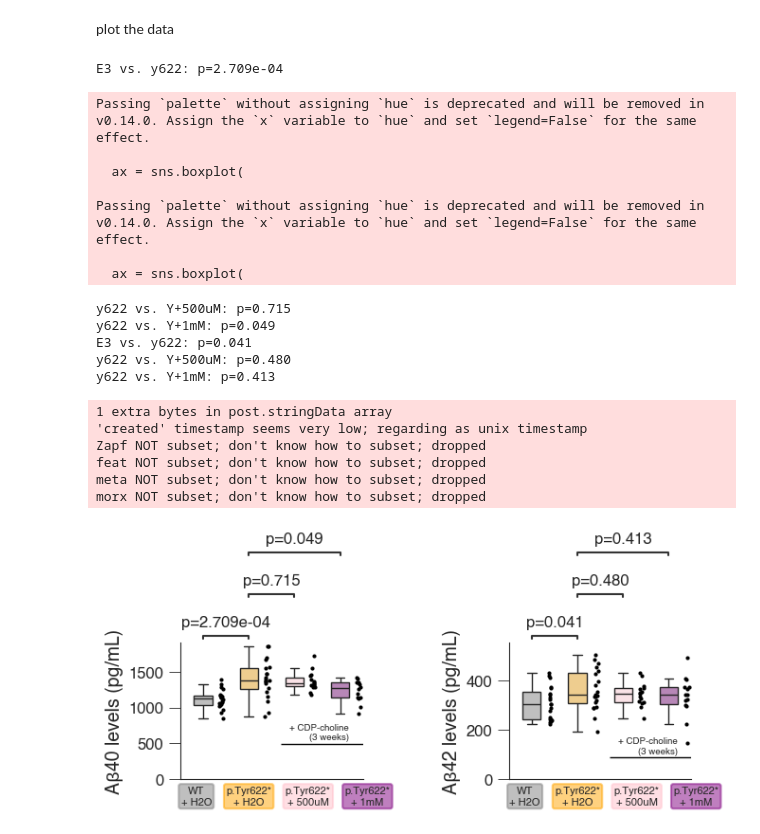
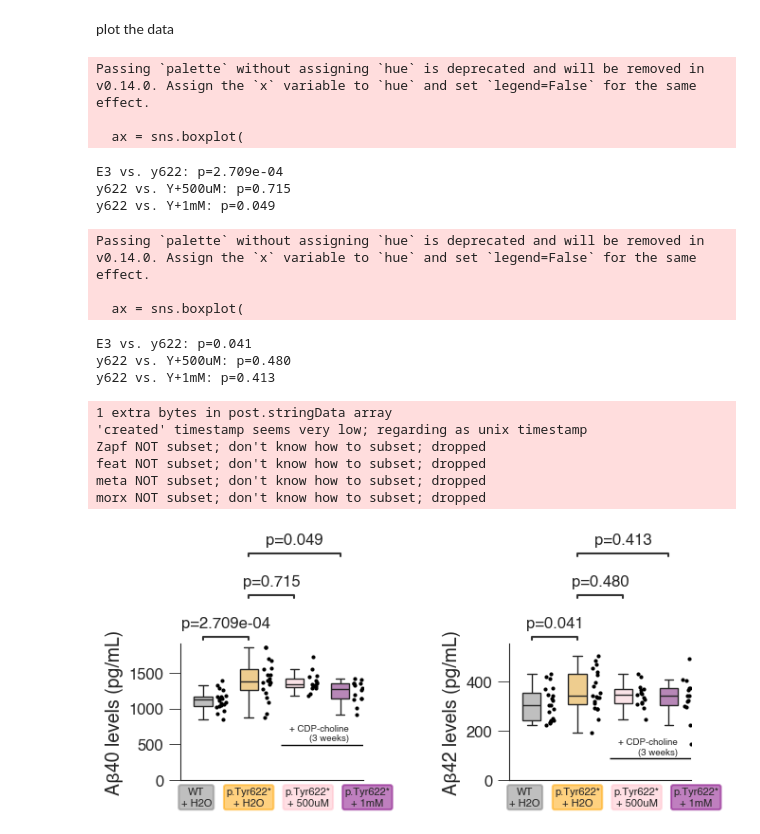
Before and after one commit to djunamay/ABCA7lof2, a Jupyter notebook: analyses/neurospheroid_amyloid/plotting.ipynb, the cells around one changed output. Saved outputs shown, nothing was run; the diff lists cells and outputs as text; code cells hidden in the pictures.

```diff
--- a/analyses/neurospheroid_amyloid/plotting.ipynb
+++ b/analyses/neurospheroid_amyloid/plotting.ipynb
@@ -305,7 +306,7 @@ fig, (ax1, ax2) = plt.subplots(1, 2, figsize=(6.5, 2))
 plt.sca(ax1)
 
 ax1 = plot_boxplot_by_treatment(data_40, 'line', 'Abeta40', order = ['E3', 'y622', 'Y+500uM', 'Y+1mM'], pairs = [('E3', 'y622'), ('y622', 'Y+500uM'), ('y622', 'Y+1mM')],palette={'E3': 'grey', 'y622': 'orange', 'Y+500uM': 'pink', 'Y+1mM': 'purple'},
-                                ylim = np.max(data_40['Abeta40']+50), pvalues=formatted_pvalues_40)
+                                ylim = np.max(data_40['Abeta40']+50), pvalues=formatted_pvalues_40, jitter=0.1)
 
 ax1.set_xticks([])
 ax1.spines['top'].set_visible(False)
@@ -323,51 +324,50 @@ ax1.text(2.3, -0.05, "p.Tyr622*\n+ 500uM", ha='center', va='top', transform=ax1.
 
 plt.sca(ax2)
 
 ax2 = plot_boxplot_by_treatment(data_42, 'line', 'Abeta42', order = ['E3', 'y622', 'Y+500uM', 'Y+1mM'], pairs = [('E3', 'y622'), ('y622', 'Y+500uM'), ('y622', 'Y+1mM')],palette={'E3': 'grey', 'y622': 'orange', 'Y+500uM': 'pink', 'Y+1mM': 'purple'},
-                                ylim = np.max(data_42['Abeta42']+50), pvalues=formatted_pvalues_42)
+                                ylim = np.max(data_42['Abeta42']+50), pvalues=formatted_pvalues_42, jitter=0.1)
 ax2.set_xticks([])
 ax2.spines['top'].set_visible(False)
 ax2.spines['right'].set_visible(False)
 ax2.set_ylabel('Aβ42 levels (pg/mL)')
 
 ax2.text(-0.15, -0.05, "WT\n+ H2O", ha='center', va='top', transform=ax2.get_xaxis_transform(),
          bbox=dict(boxstyle="round,pad=0.2", fc="grey", ec="grey", alpha=0.5), fontsize=8)
 ax2.text(1, -0.05, "p.Tyr622*\n+ H2O", ha='center', va='top', transform=ax2.get_xaxis_transform(),
          bbox=dict(boxstyle="round,pad=0.2", fc="orange", ec="orange", alpha=0.5), fontsize=8)
 ax2.text(3.6, -0.05, "p.Tyr622*\n+ 1mM", ha='center', va='top', transform=ax2.get_xaxis_transform(),
          bbox=dict(boxstyle="round,pad=0.2", fc="purple", ec="purple", alpha=0.5), fontsize=8)
 ax2.text(2.3, -0.05, "p.Tyr622*\n+ 500uM", ha='center', va='top', transform=ax2.get_xaxis_transform(),
          bbox=dict(boxstyle="round,pad=0.2", fc="pink", ec="pink", alpha=0.5), fontsize=8)
 
 
 ax1.hlines(y=490, xmin=1.7, xmax=8, linestyles='solid', color='black', linewidth=1)
 ax1.text(3.2, 550, '+ CDP-choline\n(3 weeks)', ha='right', fontsize=7)
 
 # Add horizontal line and CDP-choline text for the second plot
 ax2.hlines(y=90, xmin=1.7, xmax=4, linestyles='solid', color='black', linewidth=1)
 ax2.text(3.2, 105, '+ CDP-choline\n(3 weeks)', ha='right', fontsize=7)
 
 plt.subplots_adjust(left=0.07, right=0.9, top=0.8, bottom=0.08, wspace=0.8)
 
 plt.savefig('/Users/djuna/Documents/ABCA7lof2/editorial_paper/main_panels_svgs/ed13/abeta_elisa_3weeks.pdf', dpi=300, bbox_inches='tight')
 # %% [output]
-E3 vs. y622: p=2.709e-04
+Passing `palette` without assigning `hue` is deprecated and will be removed in v0.14.0. Assign the `x` variable to `hue` and set `legend=False` for the same effect.
+
+  ax = sns.boxplot(
-Passing `palette` without assigning `hue` is deprecated and will be removed in v0.14.0. Assign the `x` variable to `hue` and set `legend=False` for the same effect.
-
-  ax = sns.boxplot(
-
-Passing `palette` without assigning `hue` is deprecated and will be removed in v0.14.0. Assign the `x` variable to `hue` and set `legend=False` for the same effect.
-
-  ax = sns.boxplot(
+E3 vs. y622: p=2.709e-04
+y622 vs. Y+500uM: p=0.715
+y622 vs. Y+1mM: p=0.049
-y622 vs. Y+500uM: p=0.715
-y622 vs. Y+1mM: p=0.049
-E3 vs. y622: p=0.041
-y622 vs. Y+500uM: p=0.480
-y622 vs. Y+1mM: p=0.413
+Passing `palette` without assigning `hue` is deprecated and will be removed in v0.14.0. Assign the `x` variable to `hue` and set `legend=False` for the same effect.
+
+  ax = sns.boxplot(
-1 extra bytes in post.stringData array
-'created' timestamp seems very low; regarding as unix timestamp
-Zapf NOT subset; don't know how to subset; dropped
-feat NOT subset; don't know how to subset; dropped
-meta NOT subset; don't know how to subset; dropped
-morx NOT subset; don't know how to subset; dropped
+E3 vs. y622: p=0.041
+y622 vs. Y+500uM: p=0.480
+y622 vs. Y+1mM: p=0.413
+1 extra bytes in post.stringData array
+'created' timestamp seems very low; regarding as unix timestamp
+Zapf NOT subset; don't know how to subset; dropped
+feat NOT subset; don't know how to subset; dropped
+meta NOT subset; don't know how to subset; dropped
+morx NOT subset; don't know how to subset; dropped
-[figure, old version]
+[figure, new version]
```
Also changed, not shown: parts of 1 cell of this notebook.
